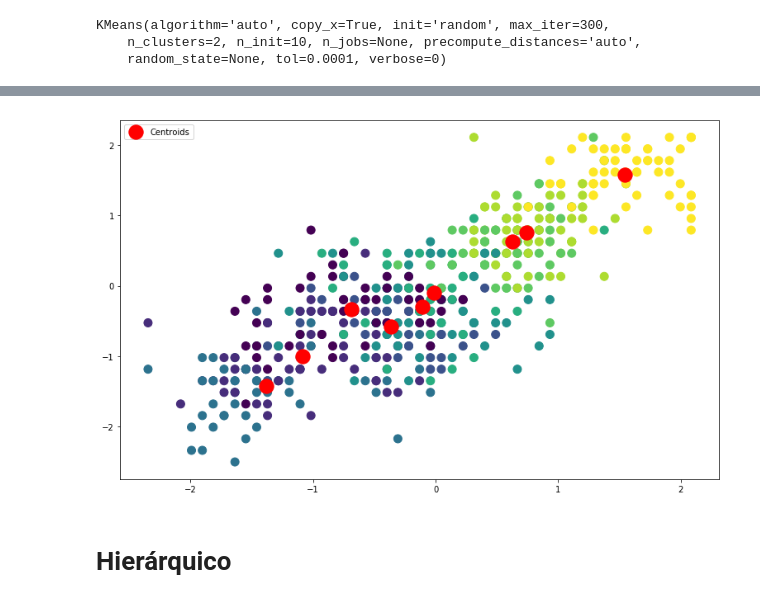
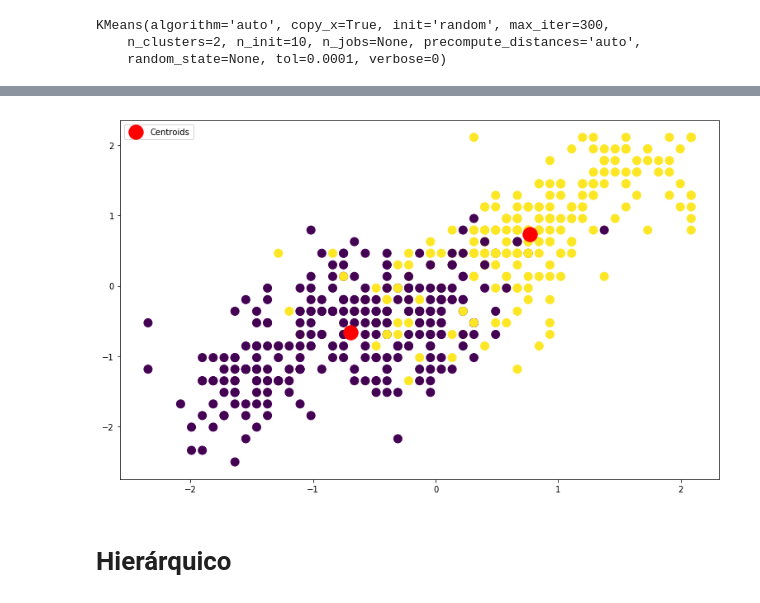
Before and after one commit to karlissonJR/Machine-Learning, a Jupyter notebook: Trabalho.ipynb, the cells around one changed output, grey strips where cells are left out. Drawn from its saved outputs; the diff is of its cells as text; code cells hidden in the pictures.

```diff
--- a/Trabalho.ipynb
+++ b/Trabalho.ipynb
@@ -139,12 +139,15 @@ plt.show()
 [figure]
 # %%
+kmeans = KMeans(n_clusters = 2, init = 'random')
+kmeans.fit(x)
+
 plt.rcParams['figure.figsize'] = (13,8)
 plt.scatter(x[:, 0], x[:, 1], s = 100, c = kmeans.labels_)
 plt.scatter(kmeans.cluster_centers_[:, 0], kmeans.cluster_centers_[:, 1], s = 300, c = 'red',label = 'Centroids')
 plt.legend()
 
 plt.show()
 # %% [output]
-[figure, old version]
+[figure, new version]
 # %% [markdown]
 # Hierárquico
```
Also changed, not shown: parts of 7 cells of this notebook.
